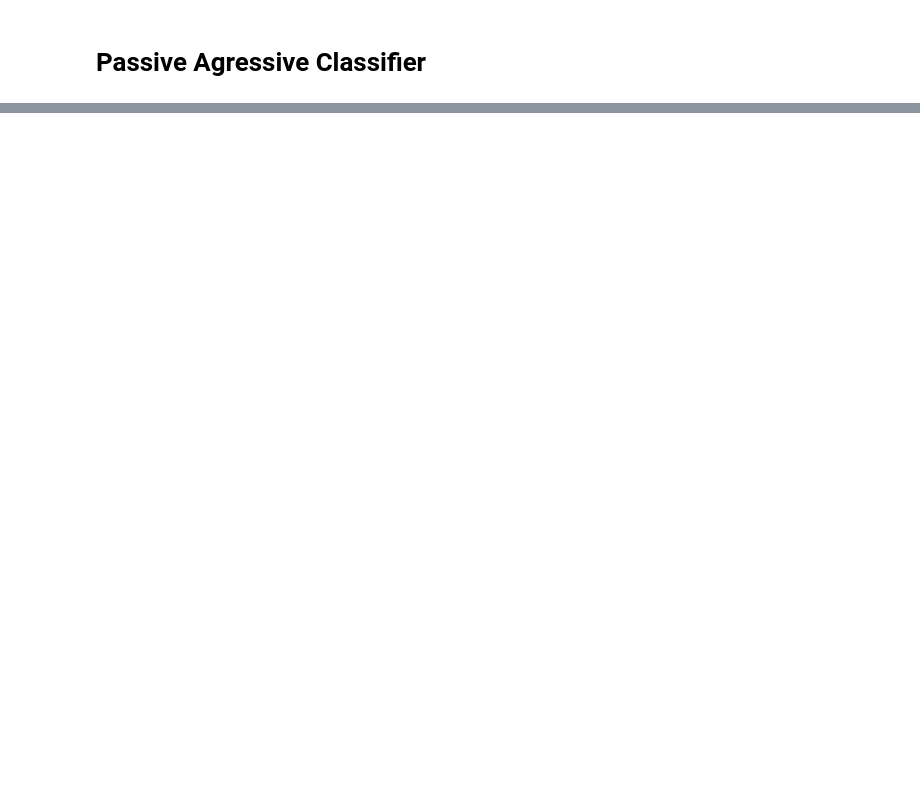
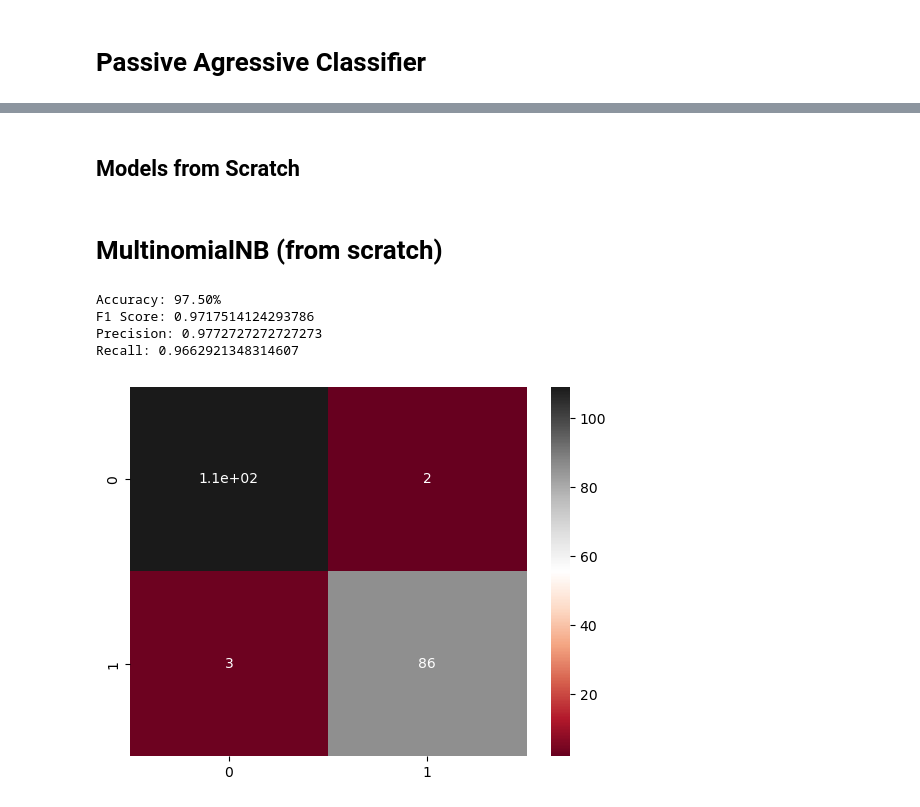
Before and after one commit to sapientexlabs/FAKENEWS_DEEPFAKE_DETECTION_SUITE, a Jupyter notebook: FYP_working.ipynb, the cells around one changed output, grey strips where cells are left out. Saved outputs shown, nothing was run; the diff lists cells and outputs as text; code cells hidden in the pictures; blank space fills up the shorter version.

```diff
--- a/FYP_working.ipynb
+++ b/FYP_working.ipynb
@@ -256,0 +319,2 @@ Acc: 94.00%
+# %% [markdown]
+## Models from Scratch
@@ -256,0 +445,11 @@ Acc: 94.00%
+# %% [markdown]
+# MultinomialNB (from scratch)
+# %%
+mnb_classifier = MultinomialNB(alpha=1.0)
+evaluate_classifier(mnb_classifier, X_train, y_train, X_test, y_test, heatmap_color='RdGy')
+# %% [output]
+Accuracy: 97.50%
+F1 Score: 0.9717514124293786
+Precision: 0.9772727272727273
+Recall: 0.9662921348314607
+[figure, added]
```
Also changed, not shown: parts of 53 cells of this notebook.
